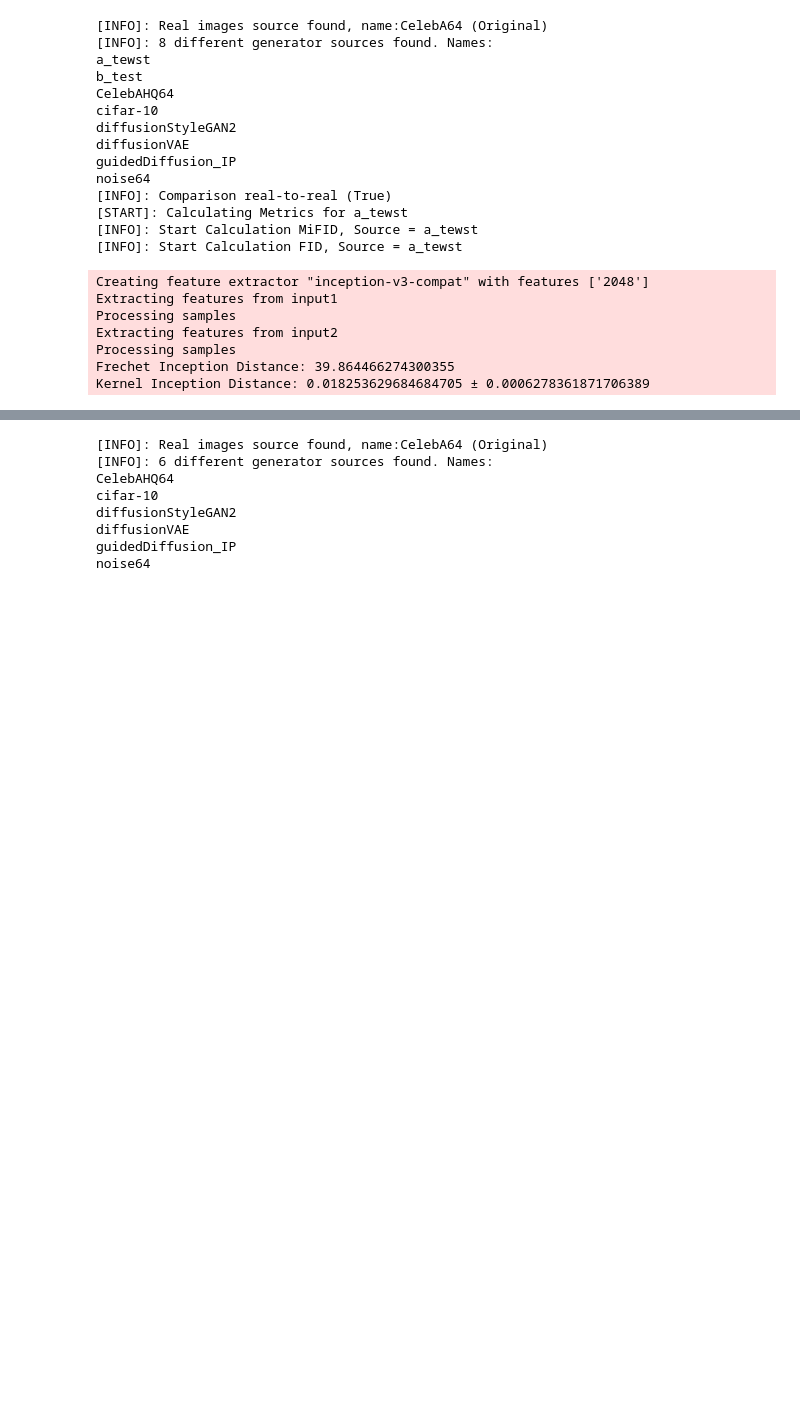
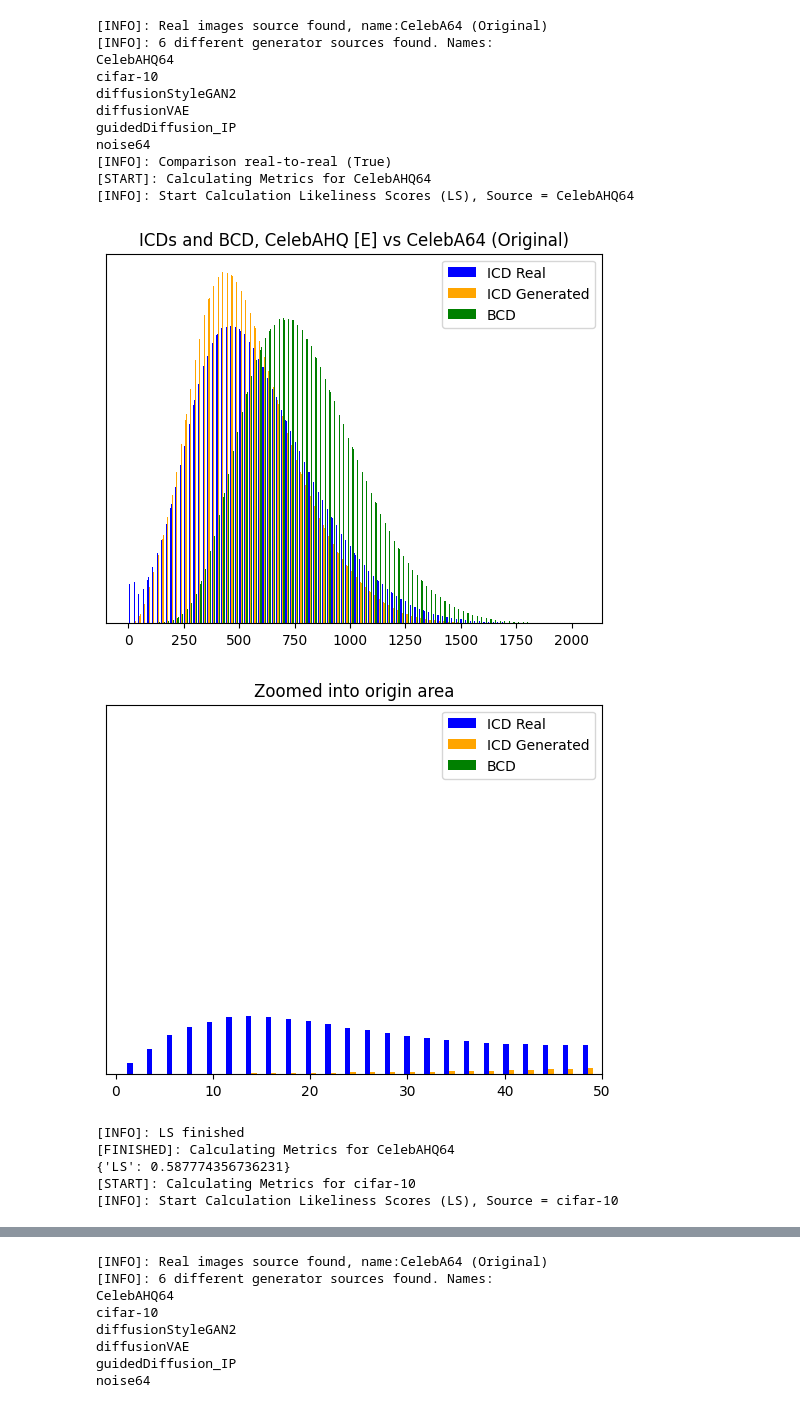
Before and after one commit to zqirui/GIM-evaluation, a Jupyter notebook: playground.ipynb, the cells around one changed output, grey strips where cells are left out. Saved outputs shown, nothing was run; the diff lists cells and outputs as text; code cells hidden in the pictures; blank space fills up the shorter version.

```diff
--- a/playground.ipynb
+++ b/playground.ipynb
@@ -13,47 +13,44 @@ eval_cfg = EvalConfig(
     clean_fid=False,
     clean_kid=False,
     inception_score=False,
     fid=False,
     kid=False,
     prc=False,
-    ls=False,
-    mifid=True,
+    ls=True,
+    mifid=False,
 )
 
 platform_cfg = PlatformConfig(
     verbose=True,
     cuda=True,
     save_cpu_ram=True,
     compare_real_to_real=True,
     num_worker=16,
 )
 
-platform_manager = PlatformManager(real_images_path=os.path.join(os.getcwd(), "org_64_test"),
+platform_manager = PlatformManager(real_images_path=os.path.join(os.getcwd(), "original_64"),
                                    eval_config=eval_cfg,
                                    platform_config=platform_cfg)
 
 result_dict = platform_manager.calc_metrics()
 result_dict.print()
-result_dict.write_to_json(file="dict/miFID.json")
+# result_dict.write_to_json(file="dict/prd.json")
 # %% [output]
 [INFO]: Real images source found, name:CelebA64 (Original)
-[INFO]: 8 different generator sources found. Names:
-a_tewst
-b_test
+[INFO]: 6 different generator sources found. Names:
 CelebAHQ64
 cifar-10
 diffusionStyleGAN2
 diffusionVAE
 guidedDiffusion_IP
 noise64
 [INFO]: Comparison real-to-real (True)
-[START]: Calculating Metrics for a_tewst
-[INFO]: Start Calculation MiFID, Source = a_tewst
-[INFO]: Start Calculation FID, Source = a_tewst
+[START]: Calculating Metrics for CelebAHQ64
+[INFO]: Start Calculation Likeliness Scores (LS), Source = CelebAHQ64
+[figure, added]
+[figure, added]
-Creating feature extractor "inception-v3-compat" with features ['2048']
-Extracting features from input1
-Processing samples
-Extracting features from input2
-Processing samples
-Frechet Inception Distance: 39.864466274300355
-Kernel Inception Distance: 0.018253629684684705 ± 0.0006278361871706389
+[INFO]: LS finished
+[FINISHED]: Calculating Metrics for CelebAHQ64
+{'LS': 0.587774356736231}
+[START]: Calculating Metrics for cifar-10
+[INFO]: Start Calculation Likeliness Scores (LS), Source = cifar-10
```
Also changed, not shown: parts of 5 cells of this notebook, 3 other files.
